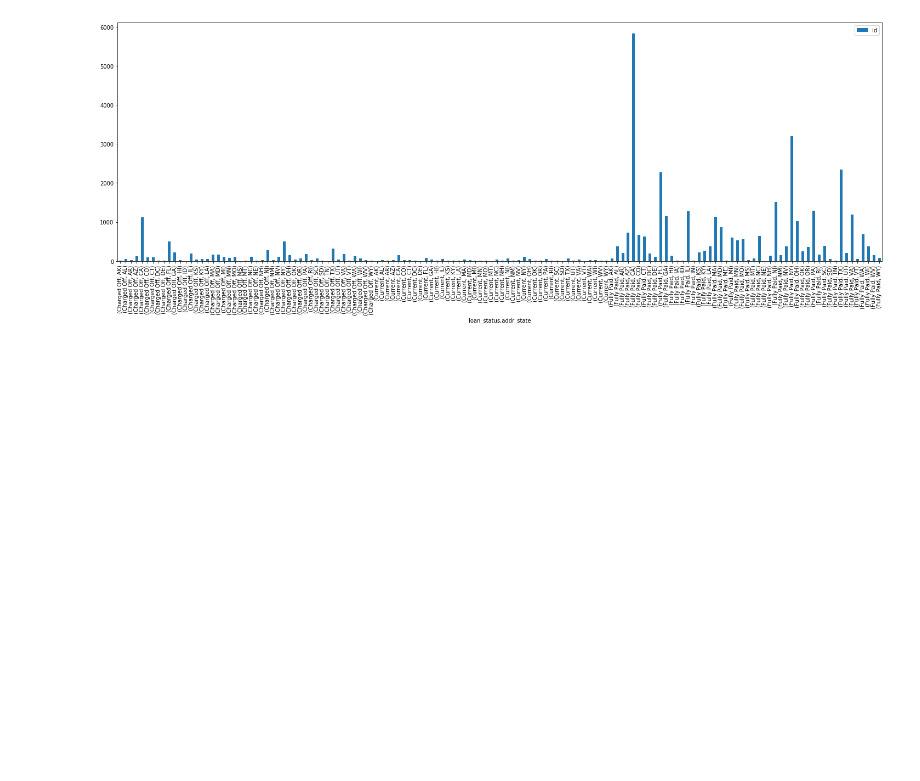
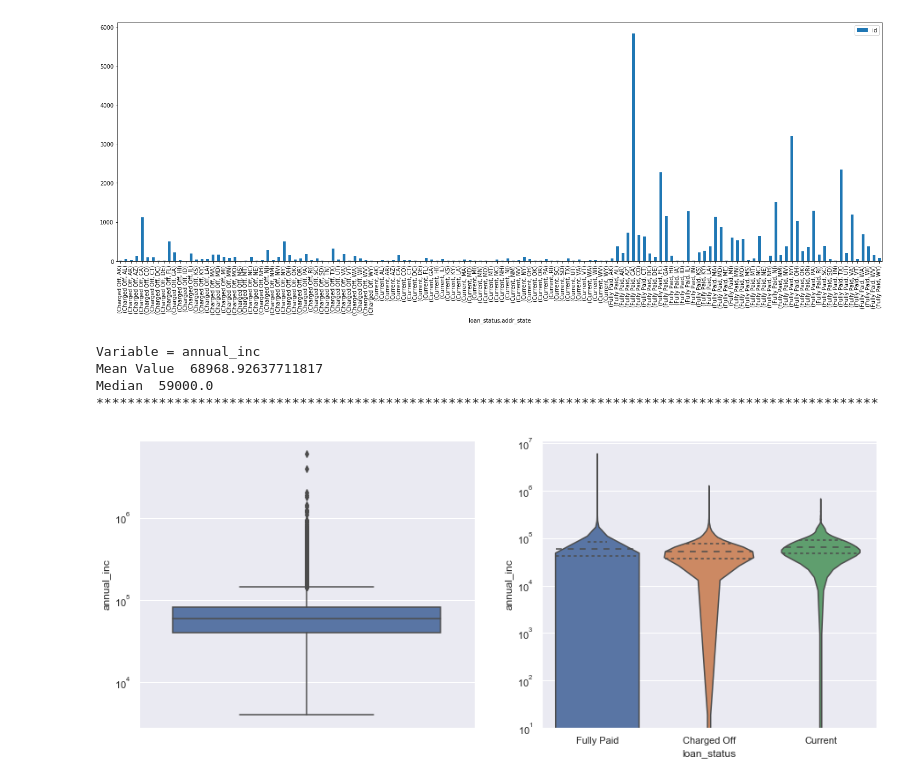
Before and after one commit to saneshashank/course2-GP1, a Jupyter notebook: Ashutosh/loan_EDA-Copy1.ipynb, the cells around one changed output. Saved outputs shown, nothing was run; the diff lists cells and outputs as text; code cells hidden in the pictures; blank space fills up the shorter version.

```diff
--- a/Ashutosh/loan_EDA-Copy1.ipynb
+++ b/Ashutosh/loan_EDA-Copy1.ipynb
@@ -315,3 +343,25 @@ addr_state_distribution.plot(figsize=(25,8), kind='bar')
 # %% [output]
 <matplotlib.axes._subplots.AxesSubplot at 0x...>
 [figure]
+# %%
+# Univariate analysis for quantitative variable
+
+
+def uni_analysis_num (x , type = 'r', log_scale=False):
+    sns.set(rc={'figure.figsize':(15,6)})
+    f, axes = plt.subplots(1, 2)
+
+    print('Variable =' , x.columns[0])
+    print('Mean Value ', x.iloc[:,0].mean() )
+    print('Median ', x.iloc[:,0].median() )
+
+    print('****************************************************************************************************')
+    # print(x.iloc[:,0].value_counts())
+    bp = sns.boxplot( y = x.iloc[:,0], data = x , ax = axes[0],)
+    if log_scale: bp.set_yscale('log')
+    vp = sns.violinplot( x = x.iloc[:,1] , y = x.iloc[:,0] , data = x , ax = axes[1], \
+                   vert = True , inner = 'quartile' ,scale_hue = True )
+    if log_scale: vp.set_yscale('log')
+    #plt.legend(bbox_to_anchor=(1.05, 1), loc=2, borderaxespad=0.)
+    #print('****************************************************************************************************')
+    #print(pd.crosstab(x.iloc[:,0] ,x.iloc[:,1] , margins = True , margins_name = 'Total' , normalize = True).round(4) * 100)
@@ -317,0 +389,8 @@ addr_state_distribution.plot(figsize=(25,8), kind='bar')
+# %%
+uni_analysis_num(loan_df[['annual_inc', 'loan_status']], log_scale=True)
+# %% [output]
+Variable = annual_inc
+Mean Value  68968.92637711817
+Median  59000.0
+****************************************************************************************************
+[figure, added]
```
Also changed, not shown: parts of 21 cells of this notebook.
